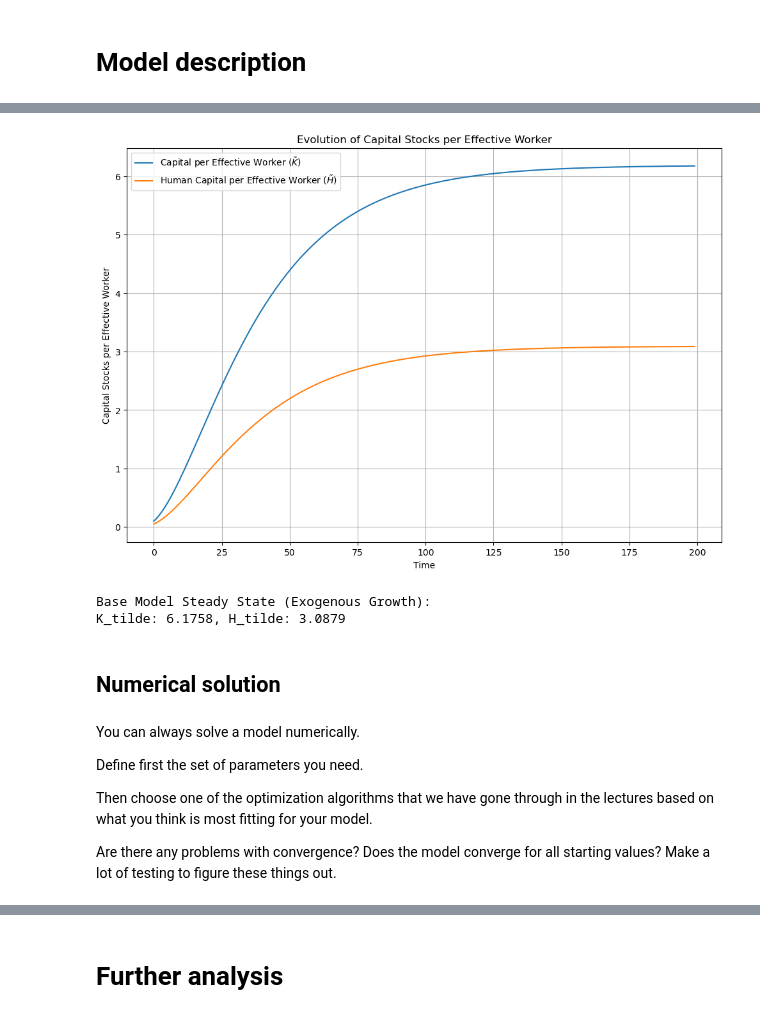
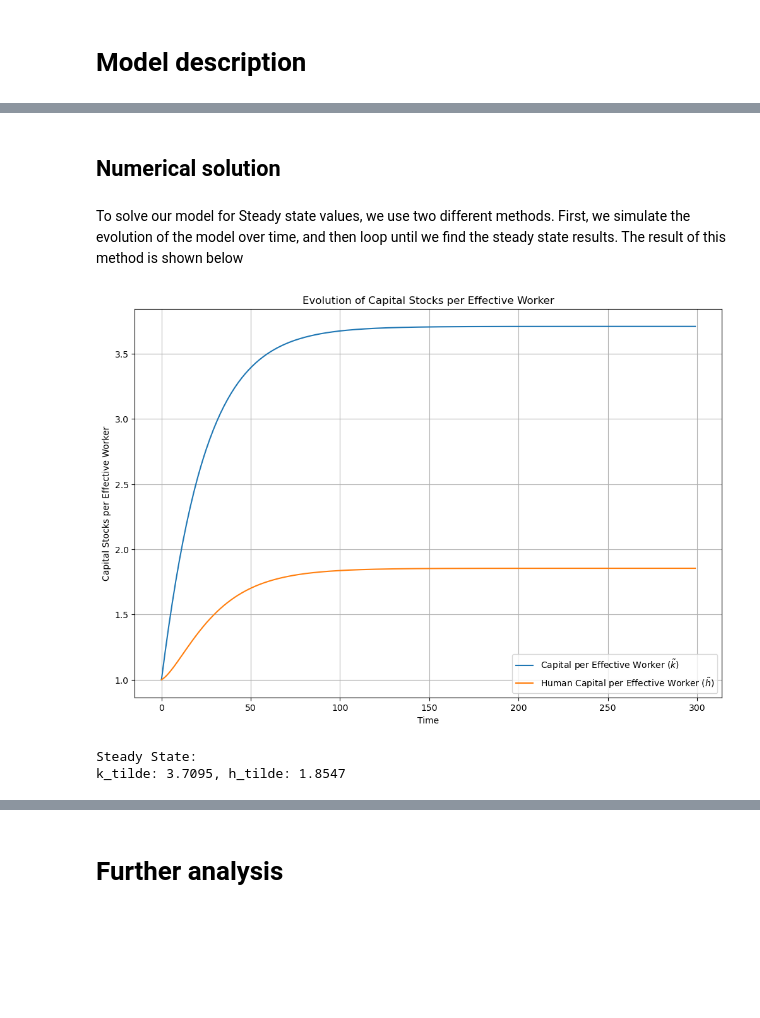
Before and after one commit to NumEconCopenhagen/projects-2024-tummeren-olli, a Jupyter notebook: modelproject/modelproject.ipynb, the cells around one changed output, grey strips where cells are left out. Saved outputs shown, nothing was run; the diff lists cells and outputs as text; code cells hidden in the pictures; blank space fills up the shorter version.

```diff
--- a/modelproject/modelproject.ipynb
+++ b/modelproject/modelproject.ipynb
@@ -109,24 +98,18 @@ To characterize the solution, first derive a steady state equation as a function
-# %%
-# Import the model
-from modelproject import SolowModelHumanCapital
-# Initialize and simulate the base model with exogenous growth
-base_model = SolowModelHumanCapital(endogenous=False)
-base_model.plot_tilde_variables()
-
-# Print the steady state values for the base model
-print("Base Model Steady State (Exogenous Growth):")
-print(f"K_tilde: {base_model.K_tilde[-1]:.4f}, H_tilde: {base_model.H_tilde[-1]:.4f}")
-# %% [output]
-[figure, removed]
-Base Model Steady State (Exogenous Growth):
-K_tilde: 6.1758, H_tilde: 3.0879
 # %% [markdown]
 ## Numerical solution
-# %% [markdown]
-You can always solve a model numerically.
-
-Define first the set of parameters you need.
-
-Then choose one of the optimization algorithms that we have gone through in the lectures based on what you think is most fitting for your model.
-
-Are there any problems with convergence? Does the model converge for all starting values? Make a lot of testing to figure these things out.
+# %% [markdown]
+To solve our model for Steady state values, we use two different methods. First, we simulate the evolution of the model over time, and then loop until we find the steady state results. The result of this method is shown below
+# %%
+# Import the model
+from modelproject import SolowModelHumanCapital
+# Initialize and simulate the base model
+base_model = SolowModelHumanCapital()
+base_model.plot_tilde_variables()
+
+# Print the steady state values for the base model
+print("Steady State:")
+print(f"k_tilde: {base_model.K_tilde[-1]:.4f}, h_tilde: {base_model.H_tilde[-1]:.4f} ")
+# %% [output]
+[figure, added]
+Steady State:
+k_tilde: 3.7095, h_tilde: 1.8547
```
Also changed, not shown: parts of 17 cells of this notebook.
